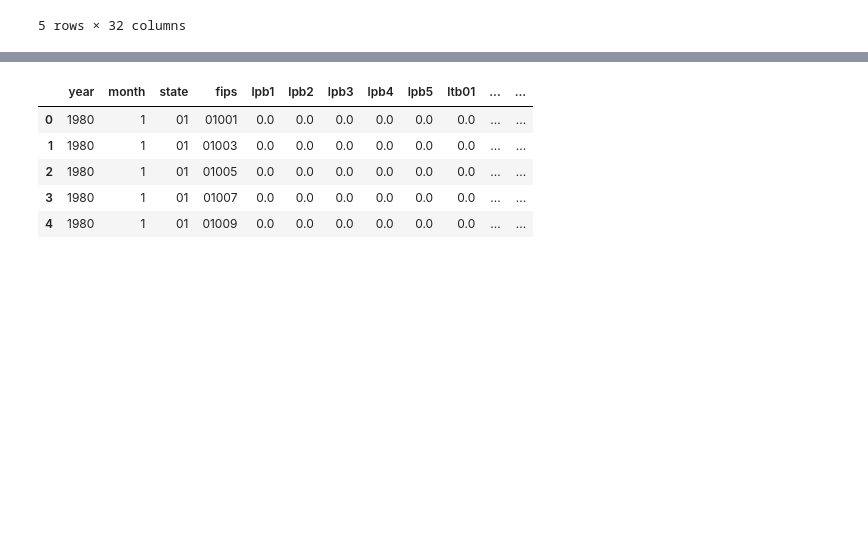
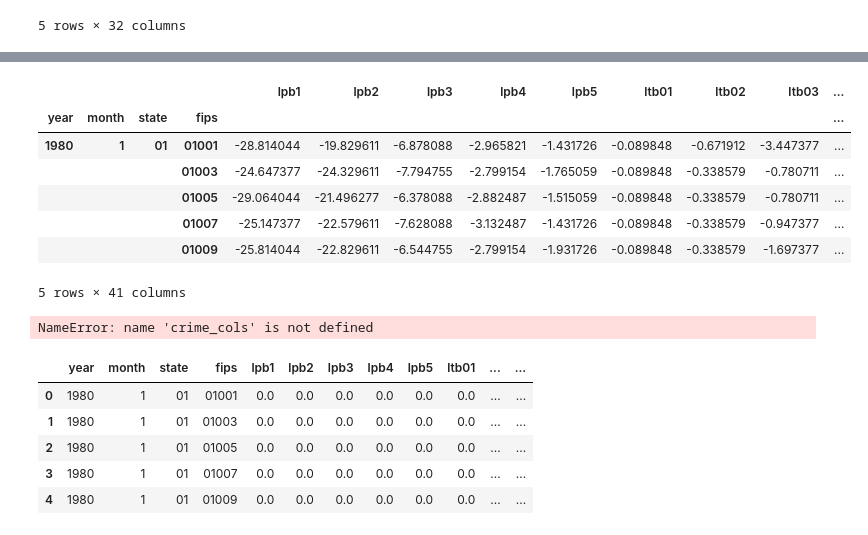
Before and after one commit to databasedav/crime-and-climate-change-reproduction, a Jupyter notebook: regression.ipynb, the cells around one changed output, grey strips where cells are left out. Saved outputs shown, nothing was run; the diff lists cells and outputs as text; code cells hidden in the pictures; blank space fills up the shorter version.

```diff
--- a/regression.ipynb
+++ b/regression.ipynb
@@ -375,3 +433,28 @@ regression_df.head()
+# %%
+with open('pickles/fips_year_fixed_effects_df.pkl', 'wb') as file:
+    pickle.dump(fips_year_fixed_effects_df, file)
+# %%
+with open('pickles/state_month_fixed_effects_df.pkl', 'rb') as file:
+    state_month_fixed_effects_df = pickle.load(file)
+# %%
+with open('pickles/fips_year_fixed_effects_df.pkl', 'rb') as file:
+    fips_year_fixed_effects_df = pickle.load(file)
+# %%
+summed_df = state_month_fixed_effects_df + fips_year_fixed_effects_df
+summed_df.head()
+# %% [output]
+|  |  |  |  | lpb1 | lpb2 | lpb3 | lpb4 | lpb5 | ltb01 | ltb02 | ltb03 | ... |
+| year | month | state | fips |  |  |  |  |  |  |  |  | ... |
+| 1980 | 1 | 01 | 01001 | -28.814044 | -19.829611 | -6.878088 | -2.965821 | -1.431726 | -0.089848 | -0.671912 | -3.447377 | ... |
+|  |  |  | 01003 | -24.647377 | -24.329611 | -7.794755 | -2.799154 | -1.765059 | -0.089848 | -0.338579 | -0.780711 | ... |
+|  |  |  | 01005 | -29.064044 | -21.496277 | -6.378088 | -2.882487 | -1.515059 | -0.089848 | -0.338579 | -0.780711 | ... |
+|  |  |  | 01007 | -25.147377 | -22.579611 | -7.628088 | -3.132487 | -1.431726 | -0.089848 | -0.338579 | -0.947377 | ... |
+|  |  |  | 01009 | -25.814044 | -22.829611 | -6.544755 | -2.799154 | -1.931726 | -0.089848 | -0.338579 | -1.697377 | ... |
+5 rows × 41 columns
+# %%
+regression_without_responses_df = summed_df.drop(columns=crime_cols)
+# %% [output]
+NameError: name 'crime_cols' is not defined
 # %%
 # add fixed effects, state-by-month and county-by-year
 # all combinations except 1 should be accounted for
```
Also changed, not shown: parts of 14 cells of this notebook, 1 other file.
